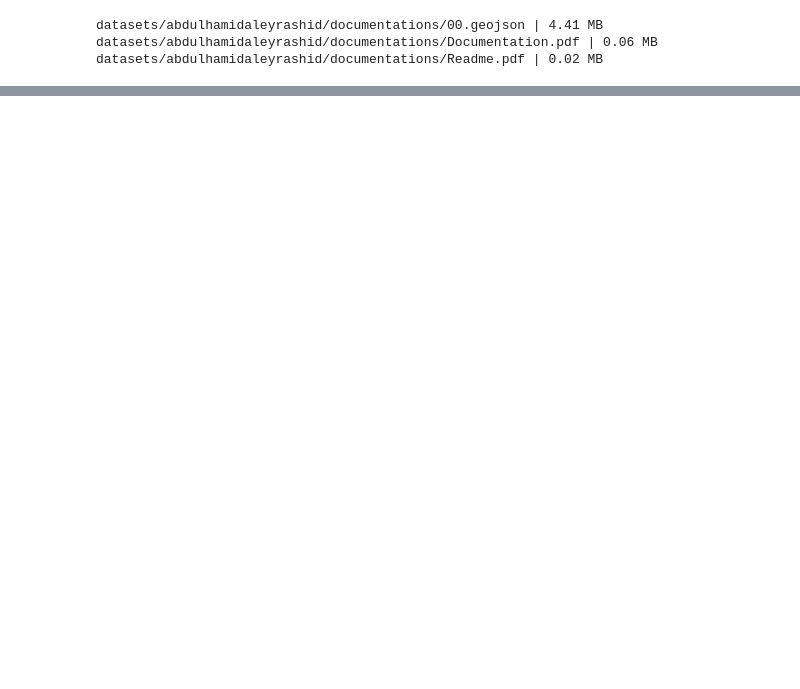
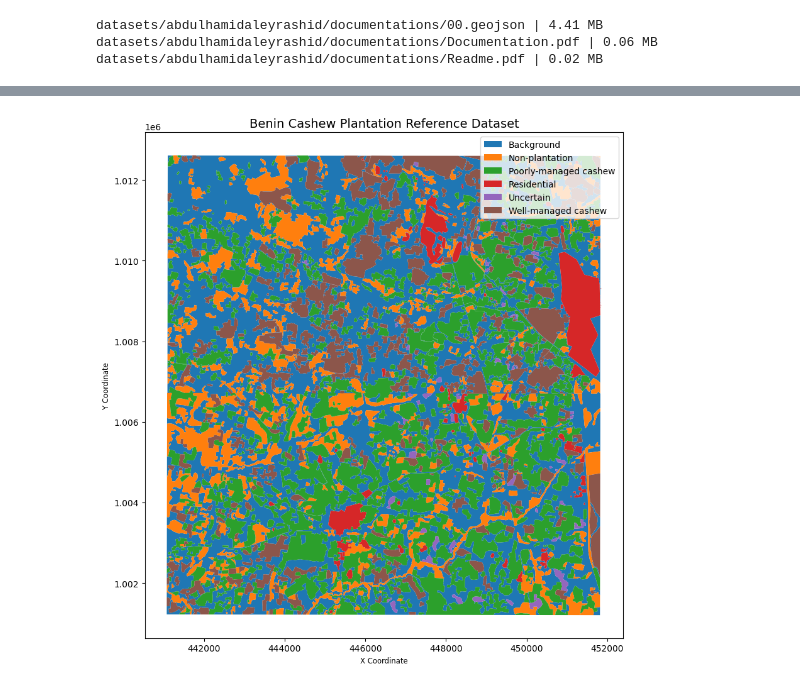
Before and after one commit to AlleyAbility/cashew-plantation-mapping, a Jupyter notebook: notebooks/01_data_exploration.ipynb, the cells around one changed output, grey strips where cells are left out. Cells and saved outputs as stored; diff of their text form; code cells hidden in the pictures; blank space fills up the shorter version.

Commit message:
Kaggle Notebook | Benin cashew mapping notebook | Version 2

```diff
--- a/notebooks/01_data_exploration.ipynb
+++ b/notebooks/01_data_exploration.ipynb
@@ -60,3 +60,24 @@ Columns: ['OBJECTID', 'class', 'Shape_Leng', 'Shape_Area', 'class_name', 'geomet
 | 2 | 1 | 1 | 367629.523311 | 1.699754e+07 | Well-managed planatation | POLYGON ((444533.265 1001236.884,... |
 | 3 | 1 | 1 | 367629.523311 | 1.699754e+07 | Well-managed planatation | POLYGON ((443708.293 1001345.628,... |
 | 4 | 1 | 1 | 367629.523311 | 1.699754e+07 | Well-managed planatation | POLYGON ((441946.507 1001392.384,... |
+# %%
+
+class_names = {
+    1: "Well-managed cashew",
+    2: "Poorly-managed cashew",
+    3: "Non-plantation",
+    4: "Residential",
+    5: "Background",
+    6: "Uncertain"
+}
+
+print("Class distribution:")
+print(gdf["class"].value_counts().sort_index())
+
+gdf["class_name"] = (
+    gdf["class"]
+    .map(class_names)
+    .fillna("Unknown")
+)
+
+display(gdf[["class", "class_name"]].head())
@@ -62,0 +100,25 @@ Columns: ['OBJECTID', 'class', 'Shape_Leng', 'Shape_Area', 'class_name', 'geomet
+# %%
+
+fig, ax = plt.subplots(figsize=(12, 9))
+
+gdf.plot(
+    ax=ax,
+    column="class_name",
+    categorical=True,
+    legend=True,
+    cmap="tab10",
+    linewidth=0
+)
+
+ax.set_title(
+    "Benin Cashew Plantation Reference Dataset",
+    fontsize=14
+)
+
+ax.set_xlabel("X Coordinate")
+ax.set_ylabel("Y Coordinate")
+
+plt.tight_layout()
+plt.show()
+# %% [output]
+[figure, added]
```
Also changed, not shown: parts of 23 cells of this notebook.
